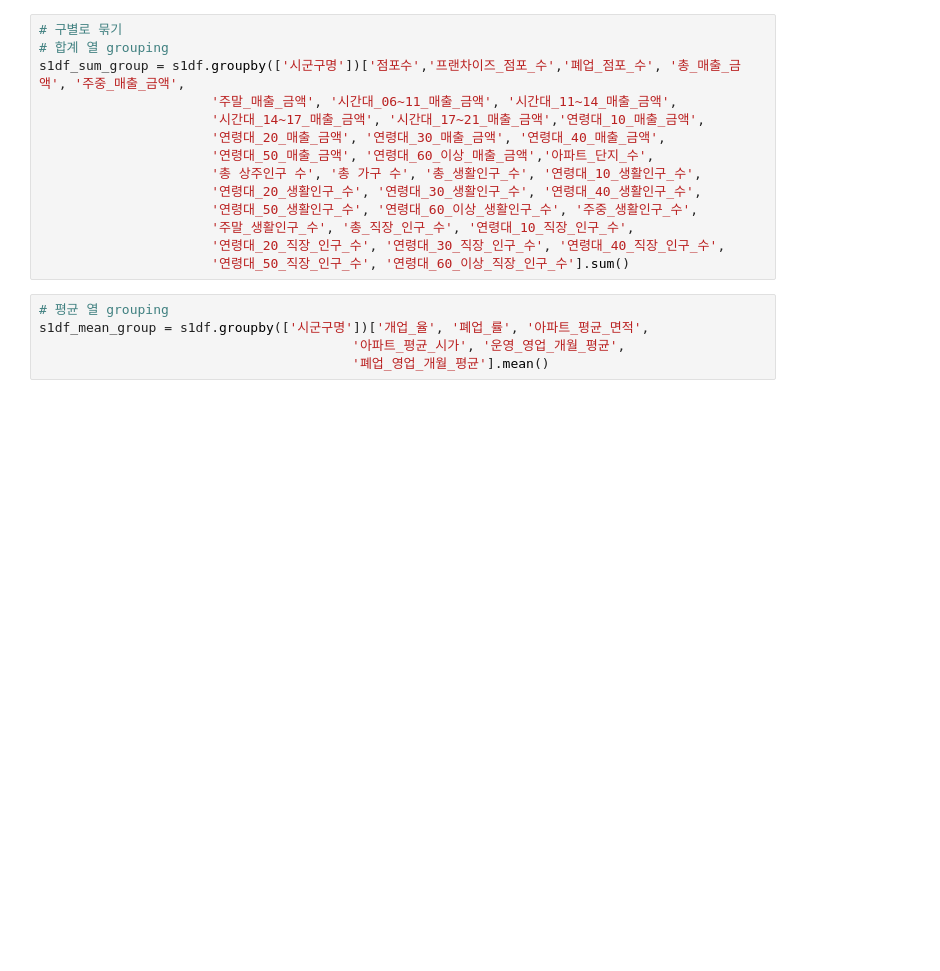
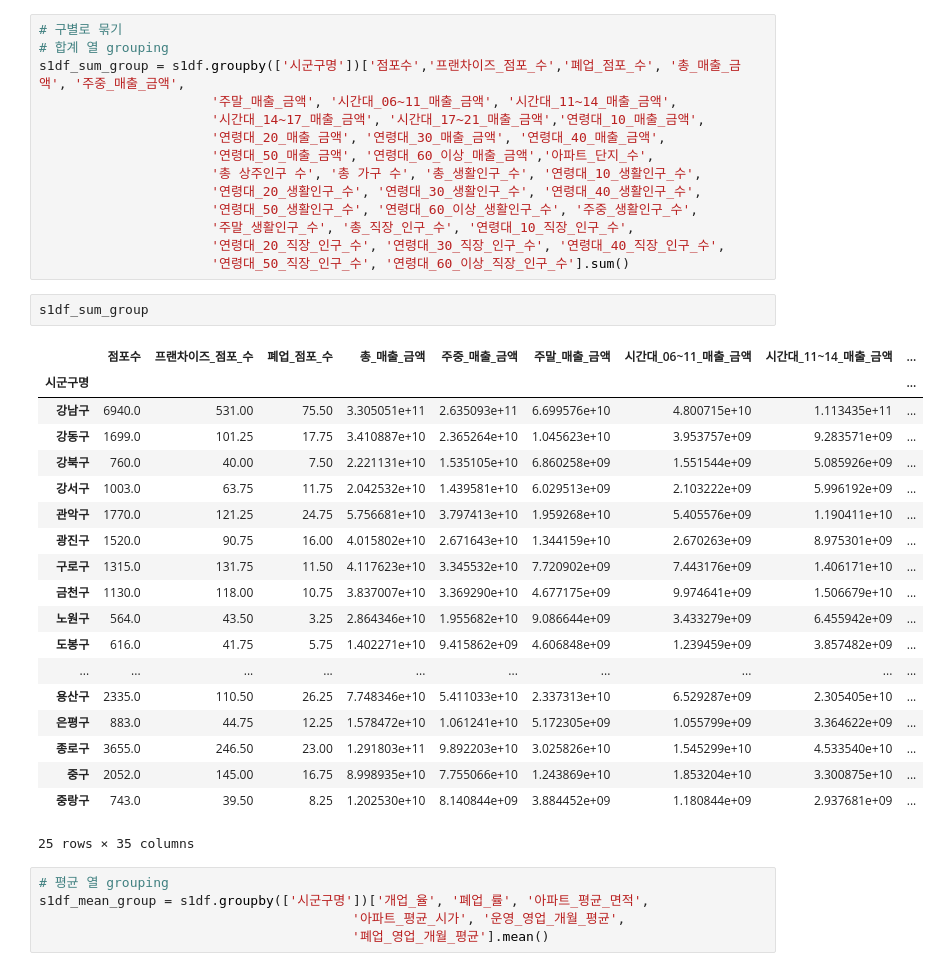
Before and after one commit to jaewook94/self-study, a Jupyter notebook: 카페 상권 데이터 전처리 및 모델링.ipynb, the cells around one changed output. Saved outputs shown, nothing was run; the diff lists cells and outputs as text; blank space fills up the shorter version.

```diff
--- a/카페 상권 데이터 전처리 및 모델링.ipynb
+++ b/카페 상권 데이터 전처리 및 모델링.ipynb
@@ -269,6 +267,28 @@ s1df_sum_group = s1df.groupby(['시군구명'])['점포수','프랜차이즈_점
                       '주말_생활인구_수', '총_직장_인구_수', '연령대_10_직장_인구_수',
                       '연령대_20_직장_인구_수', '연령대_30_직장_인구_수', '연령대_40_직장_인구_수',
                       '연령대_50_직장_인구_수', '연령대_60_이상_직장_인구_수'].sum()
+# %%
+s1df_sum_group
+# %% [output]
+|  | 점포수 | 프랜차이즈_점포_수 | 폐업_점포_수 | 총_매출_금액 | 주중_매출_금액 | 주말_매출_금액 | 시간대_06~11_매출_금액 | 시간대_11~14_매출_금액 | ... |
+| 시군구명 |  |  |  |  |  |  |  |  | ... |
+| 강남구 | 6940.0 | 531.00 | 75.50 | 3.305051e+11 | 2.635093e+11 | 6.699576e+10 | 4.800715e+10 | 1.113435e+11 | ... |
+| 강동구 | 1699.0 | 101.25 | 17.75 | 3.410887e+10 | 2.365264e+10 | 1.045623e+10 | 3.953757e+09 | 9.283571e+09 | ... |
+| 강북구 | 760.0 | 40.00 | 7.50 | 2.221131e+10 | 1.535105e+10 | 6.860258e+09 | 1.551544e+09 | 5.085926e+09 | ... |
+| 강서구 | 1003.0 | 63.75 | 11.75 | 2.042532e+10 | 1.439581e+10 | 6.029513e+09 | 2.103222e+09 | 5.996192e+09 | ... |
+| 관악구 | 1770.0 | 121.25 | 24.75 | 5.756681e+10 | 3.797413e+10 | 1.959268e+10 | 5.405576e+09 | 1.190411e+10 | ... |
+| 광진구 | 1520.0 | 90.75 | 16.00 | 4.015802e+10 | 2.671643e+10 | 1.344159e+10 | 2.670263e+09 | 8.975301e+09 | ... |
+| 구로구 | 1315.0 | 131.75 | 11.50 | 4.117623e+10 | 3.345532e+10 | 7.720902e+09 | 7.443176e+09 | 1.406171e+10 | ... |
+| 금천구 | 1130.0 | 118.00 | 10.75 | 3.837007e+10 | 3.369290e+10 | 4.677175e+09 | 9.974641e+09 | 1.506679e+10 | ... |
+| 노원구 | 564.0 | 43.50 | 3.25 | 2.864346e+10 | 1.955682e+10 | 9.086644e+09 | 3.433279e+09 | 6.455942e+09 | ... |
+| 도봉구 | 616.0 | 41.75 | 5.75 | 1.402271e+10 | 9.415862e+09 | 4.606848e+09 | 1.239459e+09 | 3.857482e+09 | ... |
+| ... | ... | ... | ... | ... | ... | ... | ... | ... | ... |
+| 용산구 | 2335.0 | 110.50 | 26.25 | 7.748346e+10 | 5.411033e+10 | 2.337313e+10 | 6.529287e+09 | 2.305405e+10 | ... |
+| 은평구 | 883.0 | 44.75 | 12.25 | 1.578472e+10 | 1.061241e+10 | 5.172305e+09 | 1.055799e+09 | 3.364622e+09 | ... |
+| 종로구 | 3655.0 | 246.50 | 23.00 | 1.291803e+11 | 9.892203e+10 | 3.025826e+10 | 1.545299e+10 | 4.533540e+10 | ... |
+| 중구 | 2052.0 | 145.00 | 16.75 | 8.998935e+10 | 7.755066e+10 | 1.243869e+10 | 1.853204e+10 | 3.300875e+10 | ... |
+| 중랑구 | 743.0 | 39.50 | 8.25 | 1.202530e+10 | 8.140844e+09 | 3.884452e+09 | 1.180844e+09 | 2.937681e+09 | ... |
+25 rows × 35 columns
 # %%
 # 평균 열 grouping
 s1df_mean_group = s1df.groupby(['시군구명'])['개업_율', '폐업_률', '아파트_평균_면적',
```
Also changed, not shown: parts of 8 cells of this notebook.
